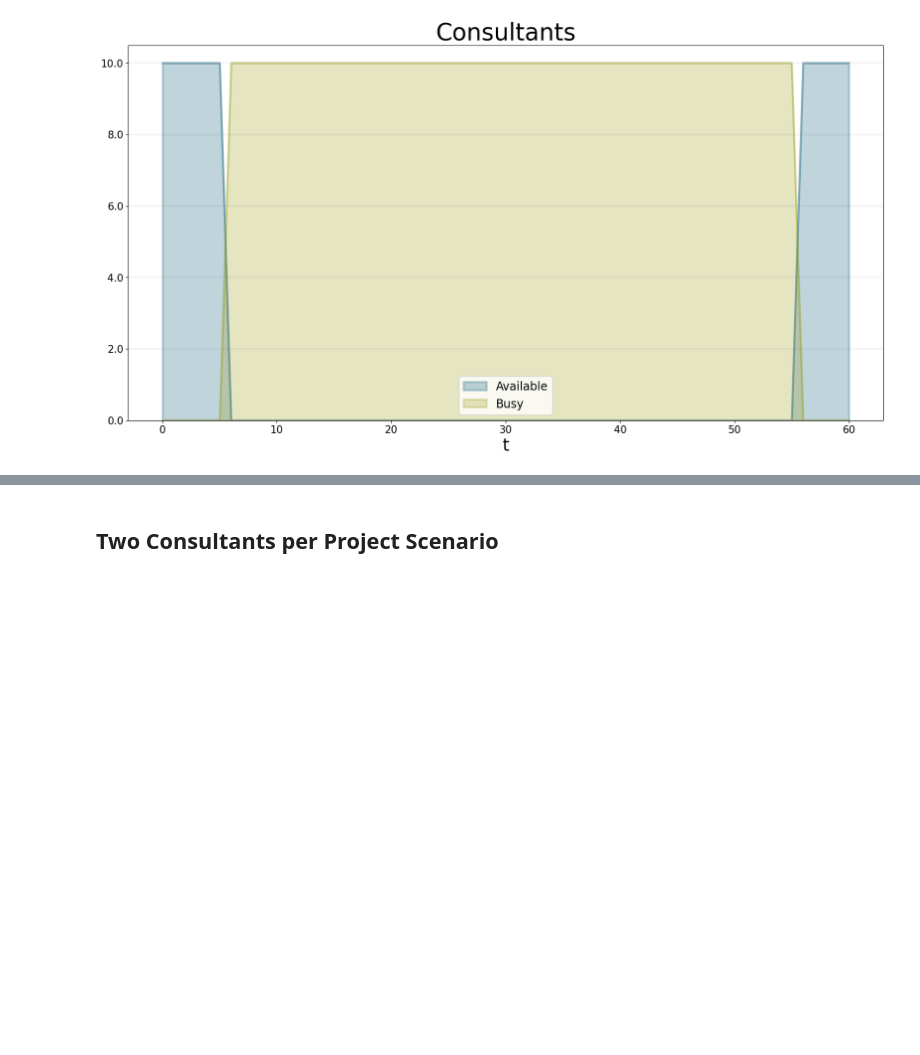
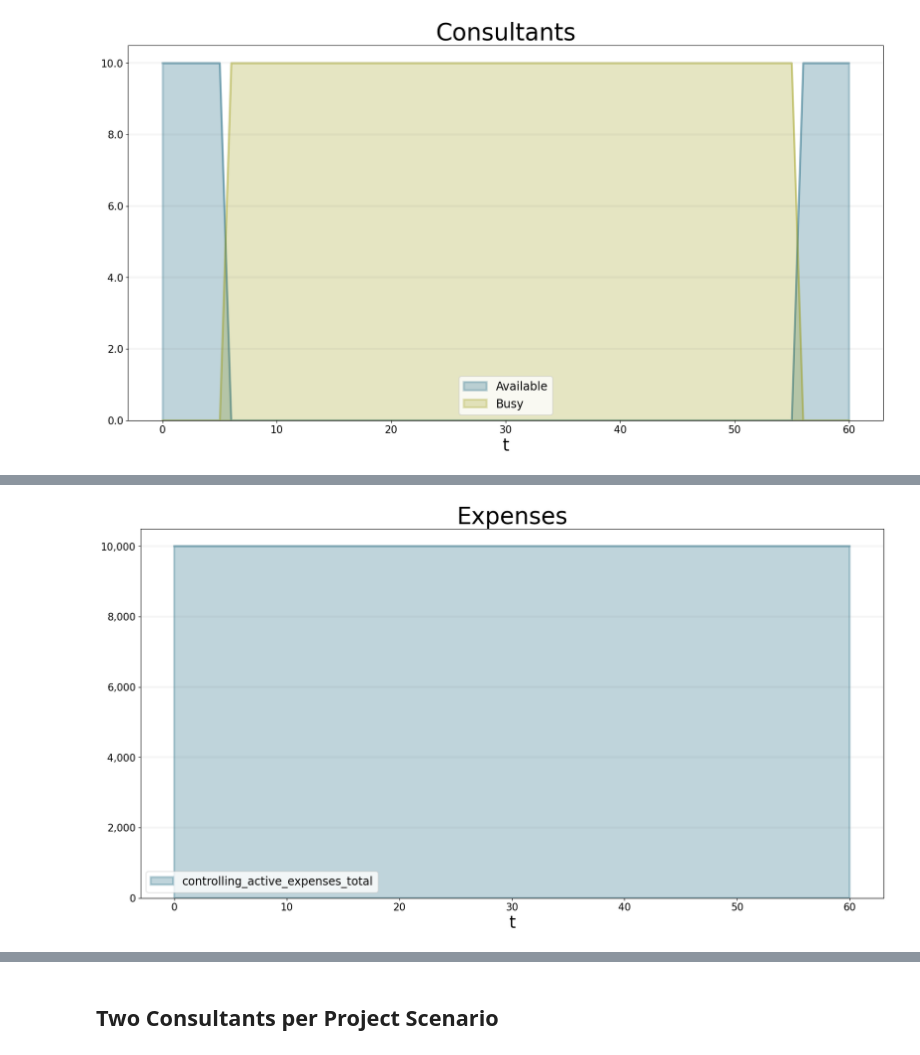
Before and after one commit to transentis/bptk_py_tutorial, a Jupyter notebook: model-library/enterprise-digital-twin/enterprise_digital_twin.ipynb, the cells around one changed output, grey strips where cells are left out. Drawn from its saved outputs; the diff is of its cells as text; code cells hidden in the pictures; blank space fills up the shorter version.

```diff
--- a/model-library/enterprise-digital-twin/enterprise_digital_twin.ipynb
+++ b/model-library/enterprise-digital-twin/enterprise_digital_twin.ipynb
@@ -67,0 +82,14 @@ bptk.plot_scenarios(
+# %%
+bptk.plot_scenarios(
+    scenario_managers=["smEDT"],
+    kind="area",
+    scenarios=["base"],
+    title="Expenses",
+    agents=["controlling"],
+    agent_states=["active"],
+    agent_properties=["expenses"],
+    agent_property_types=["total"]
+
+)
+# %% [output]
+[figure, added]
```
Also changed, not shown: parts of 5 cells of this notebook, 6 other files.
